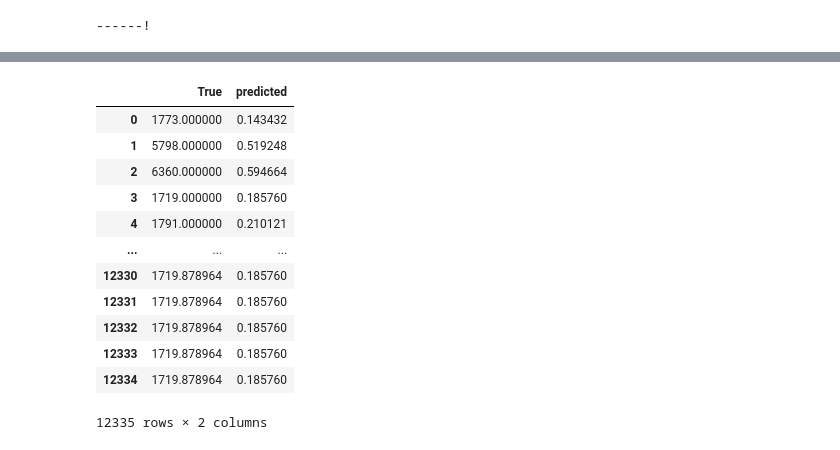
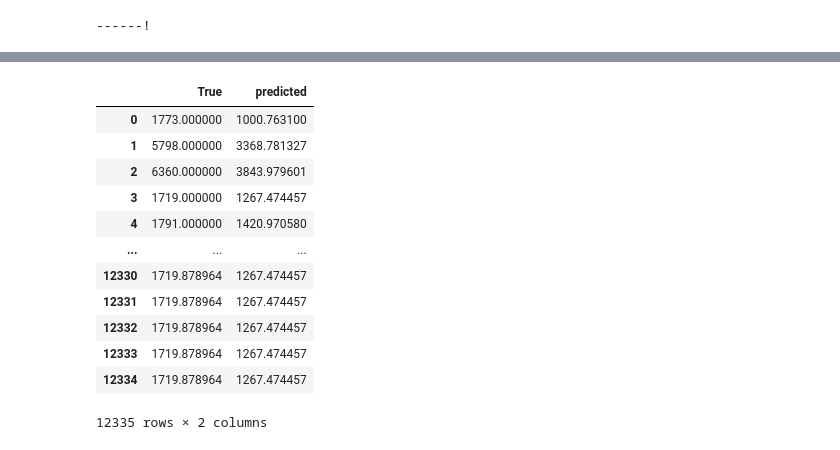
Before and after one commit to Amiromar1/DS-CHALLENGE, a Jupyter notebook: DS-1.ipynb, the cells around one changed output, grey strips where cells are left out. Drawn from its saved outputs; the diff is of its cells as text; code cells hidden in the pictures.

```diff
--- a/DS-1.ipynb
+++ b/DS-1.ipynb
@@ -613,16 +580,24 @@ y_test['True'] = y
-# %%
-y_test
-# %% [output]
-|  | True | predicted |
-| 0 | 1773.000000 | 0.143432 |
-| 1 | 5798.000000 | 0.519248 |
-| 2 | 6360.000000 | 0.594664 |
-| 3 | 1719.000000 | 0.185760 |
-| 4 | 1791.000000 | 0.210121 |
-| ... | ... | ... |
-| 12330 | 1719.878964 | 0.185760 |
-| 12331 | 1719.878964 | 0.185760 |
-| 12332 | 1719.878964 | 0.185760 |
-| 12333 | 1719.878964 | 0.185760 |
-| 12334 | 1719.878964 | 0.185760 |
-12335 rows × 2 columns
+# %%
+predicted = np.array(y_test['predicted']).reshape(-1,1)
+true = np.array(y_test['True']).reshape(-1,1)
+predicted = scaler.inverse_transform(predicted)
+true = scaler.inverse_transform(true)
+result = pd.DataFrame(y_test)
+result['predicted'] = predicted
+result['True'] = true
+
+result
+# %% [output]
+|  | True | predicted |
+| 0 | 1773.000000 | 1000.763100 |
+| 1 | 5798.000000 | 3368.781327 |
+| 2 | 6360.000000 | 3843.979601 |
+| 3 | 1719.000000 | 1267.474457 |
+| 4 | 1791.000000 | 1420.970580 |
+| ... | ... | ... |
+| 12330 | 1719.878964 | 1267.474457 |
+| 12331 | 1719.878964 | 1267.474457 |
+| 12332 | 1719.878964 | 1267.474457 |
+| 12333 | 1719.878964 | 1267.474457 |
+| 12334 | 1719.878964 | 1267.474457 |
+12335 rows × 2 columns
```
Also changed, not shown: parts of 17 cells of this notebook, 2 other files.
